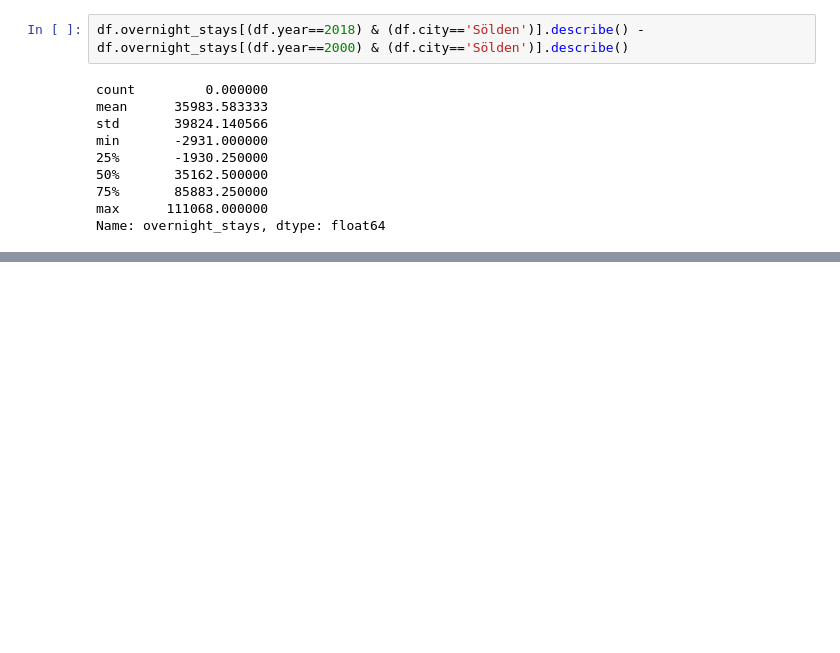
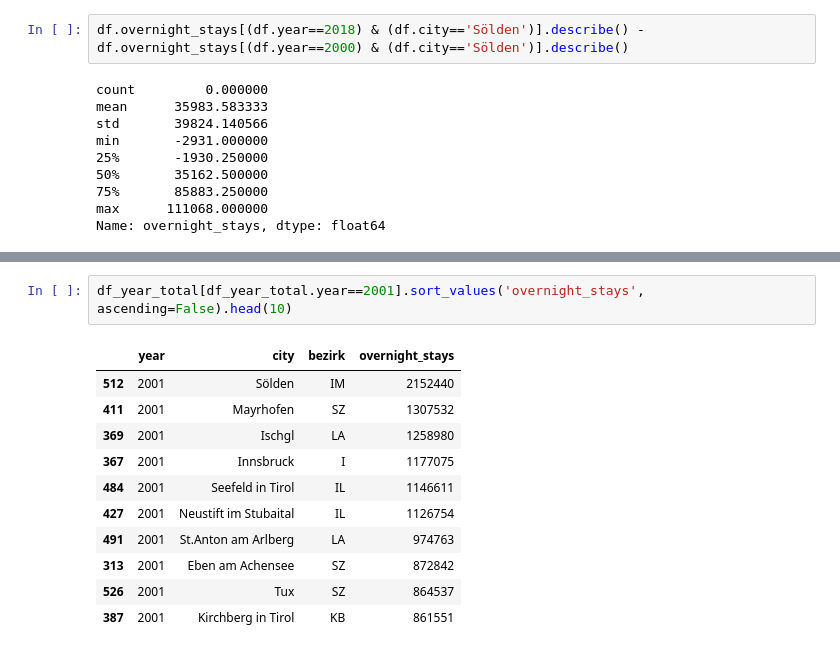
Before and after one commit to thomashon/tourism-analysis-tyrol, a Jupyter notebook: 3-analyses.ipynb, the cells around one changed output, grey strips where cells are left out. Saved outputs shown, nothing was run; the diff lists cells and outputs as text; blank space fills up the shorter version.

```diff
--- a/3-analyses.ipynb
+++ b/3-analyses.ipynb
@@ -103,0 +149,14 @@ Name: overnight_stays, dtype: float64
+# %%
+df_year_total[df_year_total.year==2001].sort_values('overnight_stays', ascending=False).head(10)
+# %% [output]
+|  | year | city | bezirk | overnight_stays |
+| 512 | 2001 | Sölden | IM | 2152440 |
+| 411 | 2001 | Mayrhofen | SZ | 1307532 |
+| 369 | 2001 | Ischgl | LA | 1258980 |
+| 367 | 2001 | Innsbruck | I | 1177075 |
+| 484 | 2001 | Seefeld in Tirol | IL | 1146611 |
+| 427 | 2001 | Neustift im Stubaital | IL | 1126754 |
+| 491 | 2001 | St.Anton am Arlberg | LA | 974763 |
+| 313 | 2001 | Eben am Achensee | SZ | 872842 |
+| 526 | 2001 | Tux | SZ | 864537 |
+| 387 | 2001 | Kirchberg in Tirol | KB | 861551 |
```
Also changed, not shown: parts of 8 cells of this notebook.
